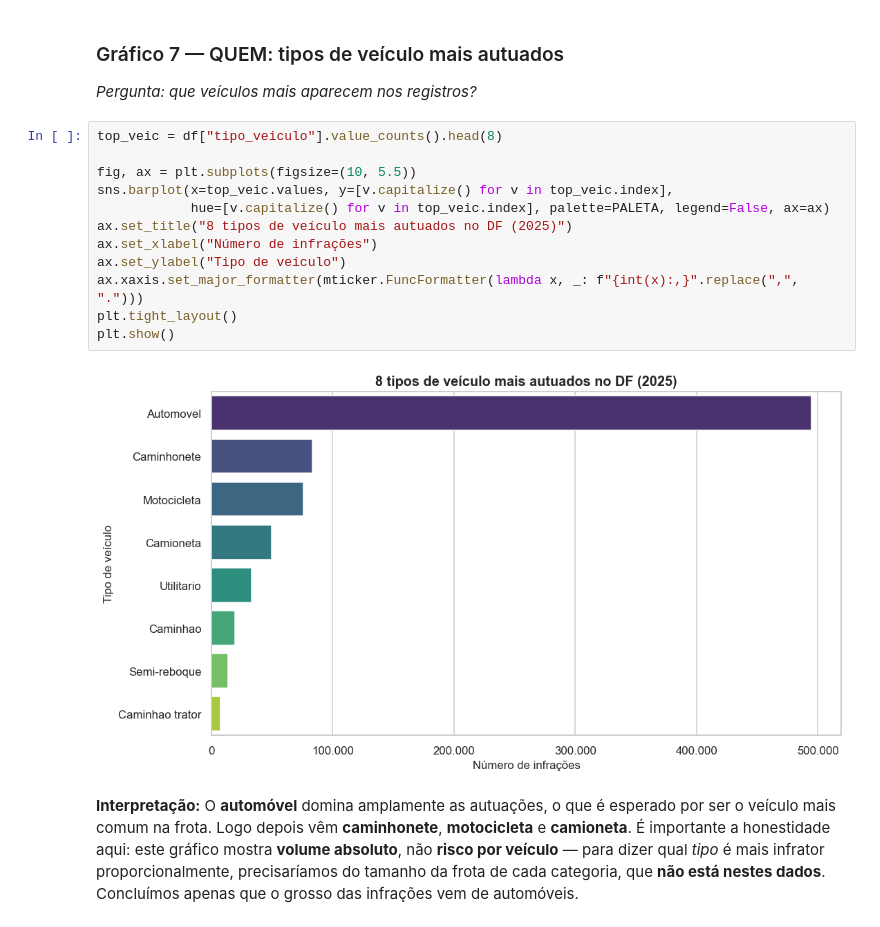
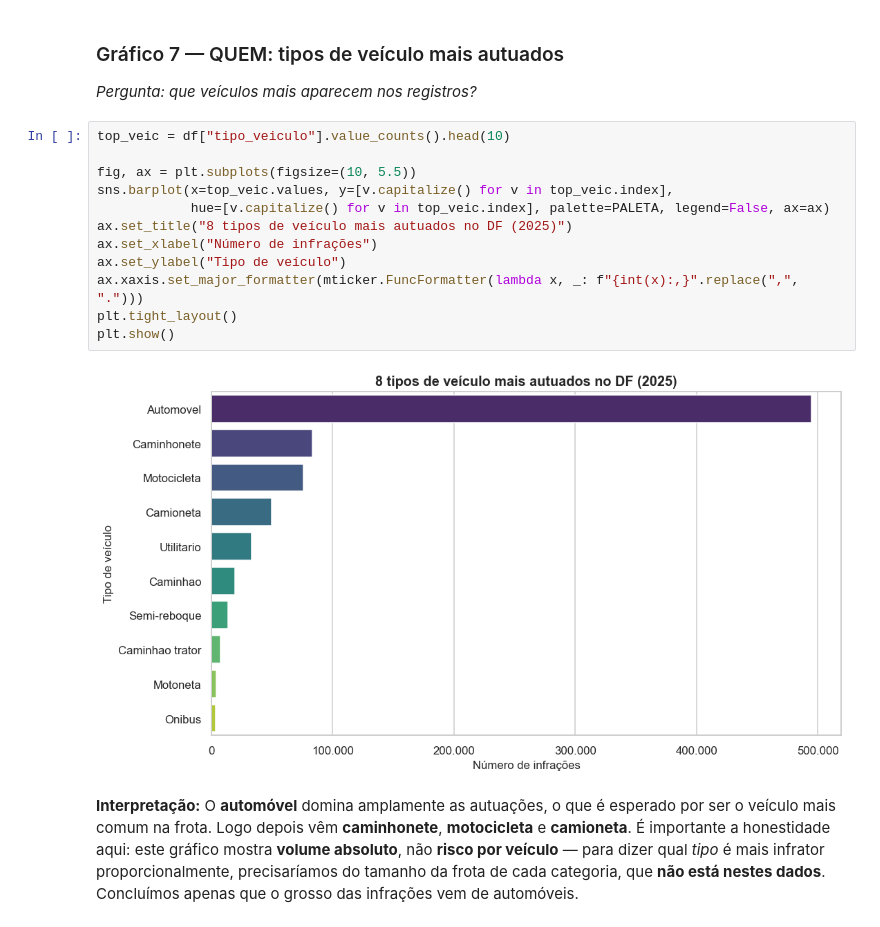
Before and after one commit to Kauan9r7/Ciencias_de_Dados_projetos, a Jupyter notebook: trabalho_final/analise.ipynb, the cells around one changed output. Drawn from its saved outputs; the diff is of its cells as text.

```diff
--- a/trabalho_final/analise.ipynb
+++ b/trabalho_final/analise.ipynb
@@ -303,19 +303,19 @@ plt.show()
 
 *Pergunta: que veículos mais aparecem nos registros?*
 # %%
-top_veic = df["tipo_veiculo"].value_counts().head(8)
+top_veic = df["tipo_veiculo"].value_counts().head(10)
 
 fig, ax = plt.subplots(figsize=(10, 5.5))
 sns.barplot(x=top_veic.values, y=[v.capitalize() for v in top_veic.index],
             hue=[v.capitalize() for v in top_veic.index], palette=PALETA, legend=False, ax=ax)
 ax.set_title("8 tipos de veículo mais autuados no DF (2025)")
 ax.set_xlabel("Número de infrações")
 ax.set_ylabel("Tipo de veículo")
 ax.xaxis.set_major_formatter(mticker.FuncFormatter(lambda x, _: f"{int(x):,}".replace(",", ".")))
 plt.tight_layout()
 plt.show()
 # %% [output]
-[figure, old version]
+[figure, new version]
 # %% [markdown]
 **Interpretação:** O **automóvel** domina amplamente as autuações, o que é esperado por ser o veículo mais comum na frota. Logo depois vêm **caminhonete**, **motocicleta** e **camioneta**. É importante a honestidade aqui: este gráfico mostra **volume absoluto**, não **risco por veículo** — para dizer qual *tipo* é mais infrator proporcionalmente, precisaríamos do tamanho da frota de cada categoria, que **não está nestes dados**. Concluímos apenas que o grosso das infrações vem de automóveis.
 # %% [markdown]
```
Also changed, not shown: 3 other files.
